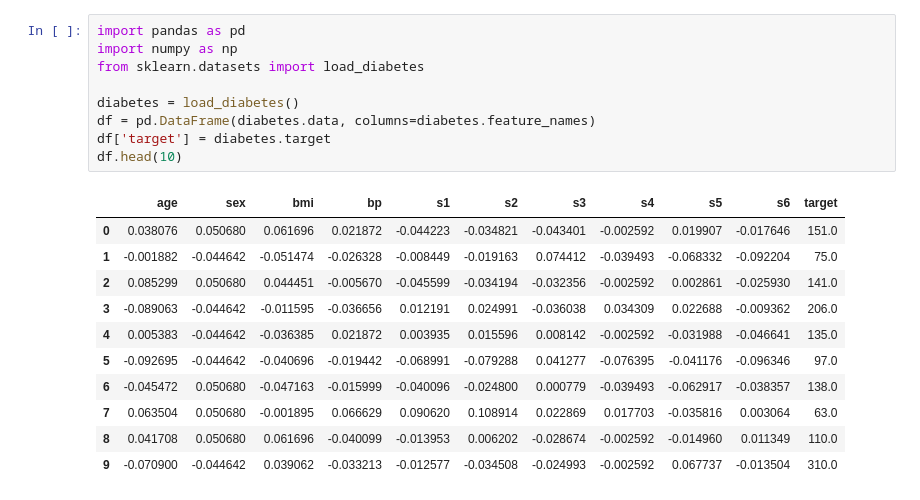
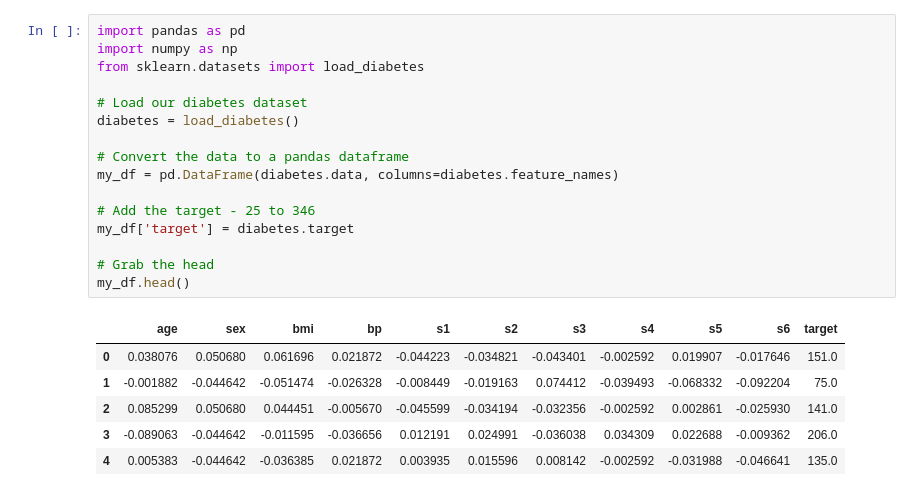
Before and after one commit to TicoanIonut/jupyterNB, a Jupyter notebook: train_test_spilt_for_lin_reg.ipynb, the cells around one changed output. Saved outputs shown, nothing was run; the diff lists cells and outputs as text.

```diff
--- a/train_test_spilt_for_lin_reg.ipynb
+++ b/train_test_spilt_for_lin_reg.ipynb
@@ -1,22 +1,24 @@
 # %%
 import pandas as pd
 import numpy as np
 from sklearn.datasets import load_diabetes
 
+# Load our diabetes dataset
 diabetes = load_diabetes()
-df = pd.DataFrame(diabetes.data, columns=diabetes.feature_names)
-df['target'] = diabetes.target
-df.head(10)
+
+# Convert the data to a pandas dataframe
+my_df = pd.DataFrame(diabetes.data, columns=diabetes.feature_names)
+
+# Add the target - 25 to 346
+my_df['target'] = diabetes.target
+
+# Grab the head
+my_df.head()
 # %% [output]
 |  | age | sex | bmi | bp | s1 | s2 | s3 | s4 | s5 | s6 | target |
 | 0 | 0.038076 | 0.050680 | 0.061696 | 0.021872 | -0.044223 | -0.034821 | -0.043401 | -0.002592 | 0.019907 | -0.017646 | 151.0 |
 | 1 | -0.001882 | -0.044642 | -0.051474 | -0.026328 | -0.008449 | -0.019163 | 0.074412 | -0.039493 | -0.068332 | -0.092204 | 75.0 |
 | 2 | 0.085299 | 0.050680 | 0.044451 | -0.005670 | -0.045599 | -0.034194 | -0.032356 | -0.002592 | 0.002861 | -0.025930 | 141.0 |
 | 3 | -0.089063 | -0.044642 | -0.011595 | -0.036656 | 0.012191 | 0.024991 | -0.036038 | 0.034309 | 0.022688 | -0.009362 | 206.0 |
 | 4 | 0.005383 | -0.044642 | -0.036385 | 0.021872 | 0.003935 | 0.015596 | 0.008142 | -0.002592 | -0.031988 | -0.046641 | 135.0 |
-| 5 | -0.092695 | -0.044642 | -0.040696 | -0.019442 | -0.068991 | -0.079288 | 0.041277 | -0.076395 | -0.041176 | -0.096346 | 97.0 |
-| 6 | -0.045472 | 0.050680 | -0.047163 | -0.015999 | -0.040096 | -0.024800 | 0.000779 | -0.039493 | -0.062917 | -0.038357 | 138.0 |
-| 7 | 0.063504 | 0.050680 | -0.001895 | 0.066629 | 0.090620 | 0.108914 | 0.022869 | 0.017703 | -0.035816 | 0.003064 | 63.0 |
-| 8 | 0.041708 | 0.050680 | 0.061696 | -0.040099 | -0.013953 | 0.006202 | -0.028674 | -0.002592 | -0.014960 | 0.011349 | 110.0 |
-| 9 | -0.070900 | -0.044642 | 0.039062 | -0.033213 | -0.012577 | -0.034508 | -0.024993 | -0.002592 | 0.067737 | -0.013504 | 310.0 |
 # %%
```
Also changed, not shown: parts of 8 cells of this notebook.
